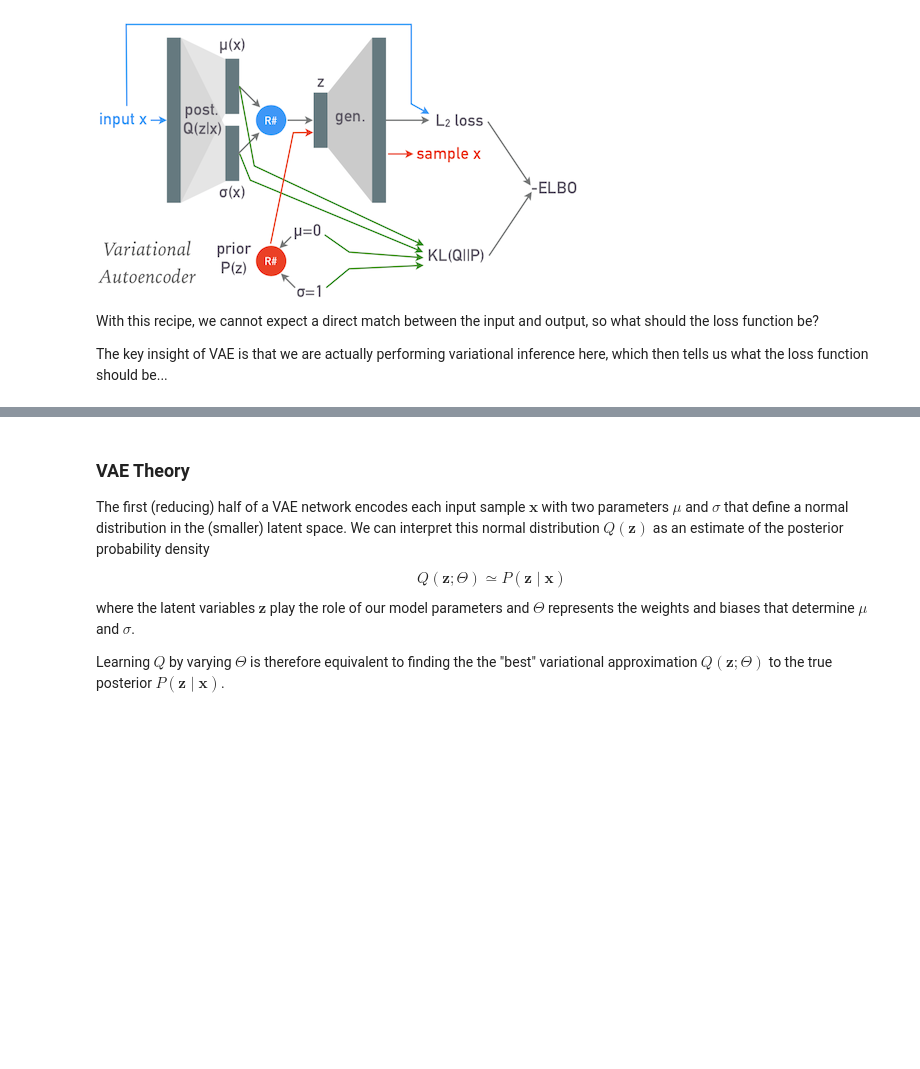
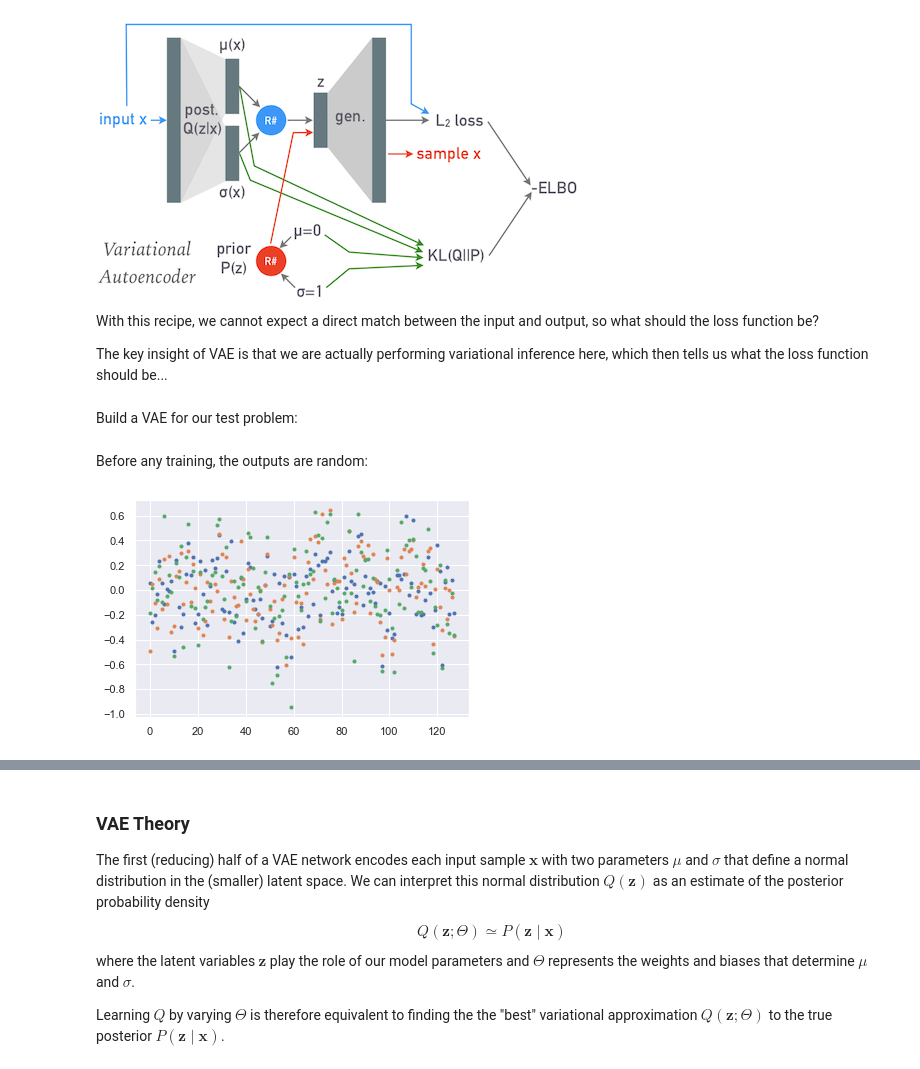
Before and after one commit to dkirkby/kavli2019, a Jupyter notebook: Lecture2.ipynb, the cells around one changed output, grey strips where cells are left out. Saved outputs shown, nothing was run; the diff lists cells and outputs as text; code cells hidden in the pictures; blank space fills up the shorter version.

```diff
--- a/Lecture2.ipynb
+++ b/Lecture2.ipynb
@@ -356,0 +442,2 @@ The key insight of VAE is that we are actually performing variational inference
+# %% [markdown]
+Build a VAE for our test problem:
@@ -356,0 +446,8 @@ The key insight of VAE is that we are actually performing variational inference
+# %%
+model = VAE(n_data=128, n_latent=6)
+# %% [markdown]
+Before any training, the outputs are random:
+# %%
+model.evaluate()
+# %% [output]
+[figure, added]
```
Also changed, not shown: parts of 6 cells of this notebook.
